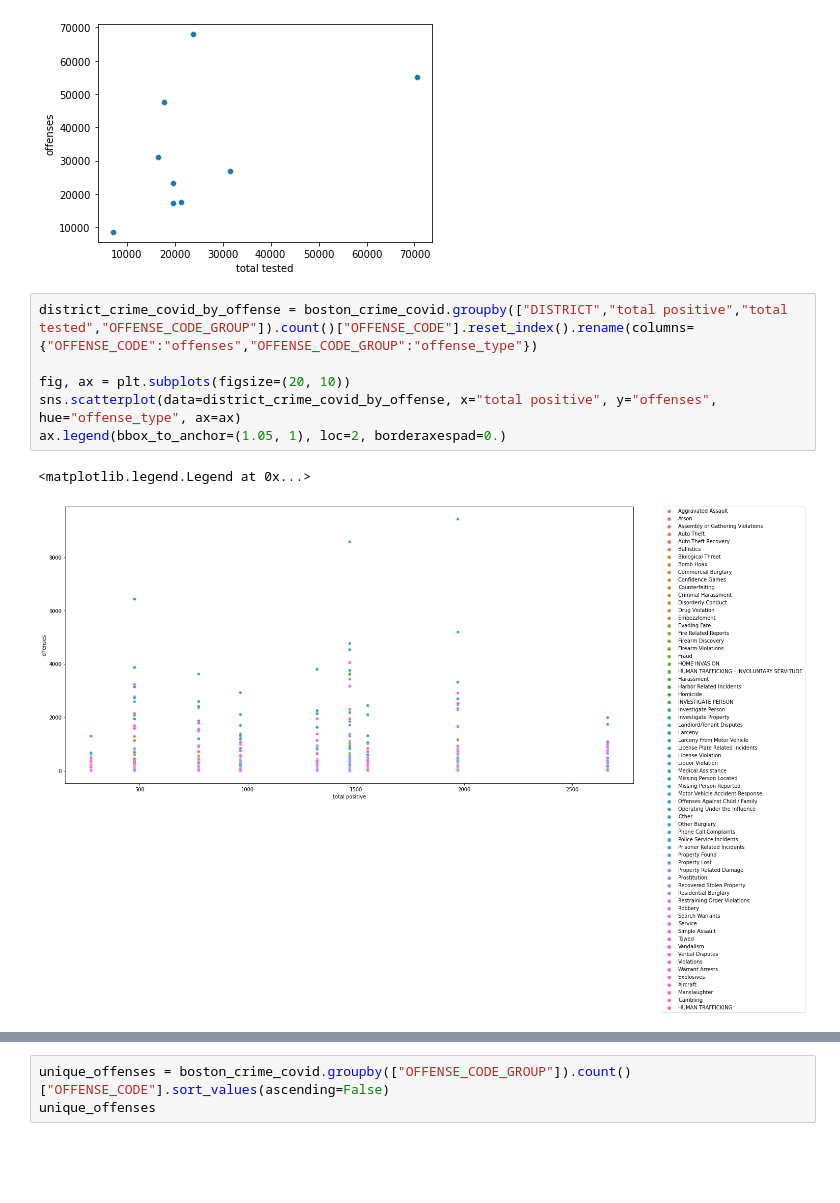
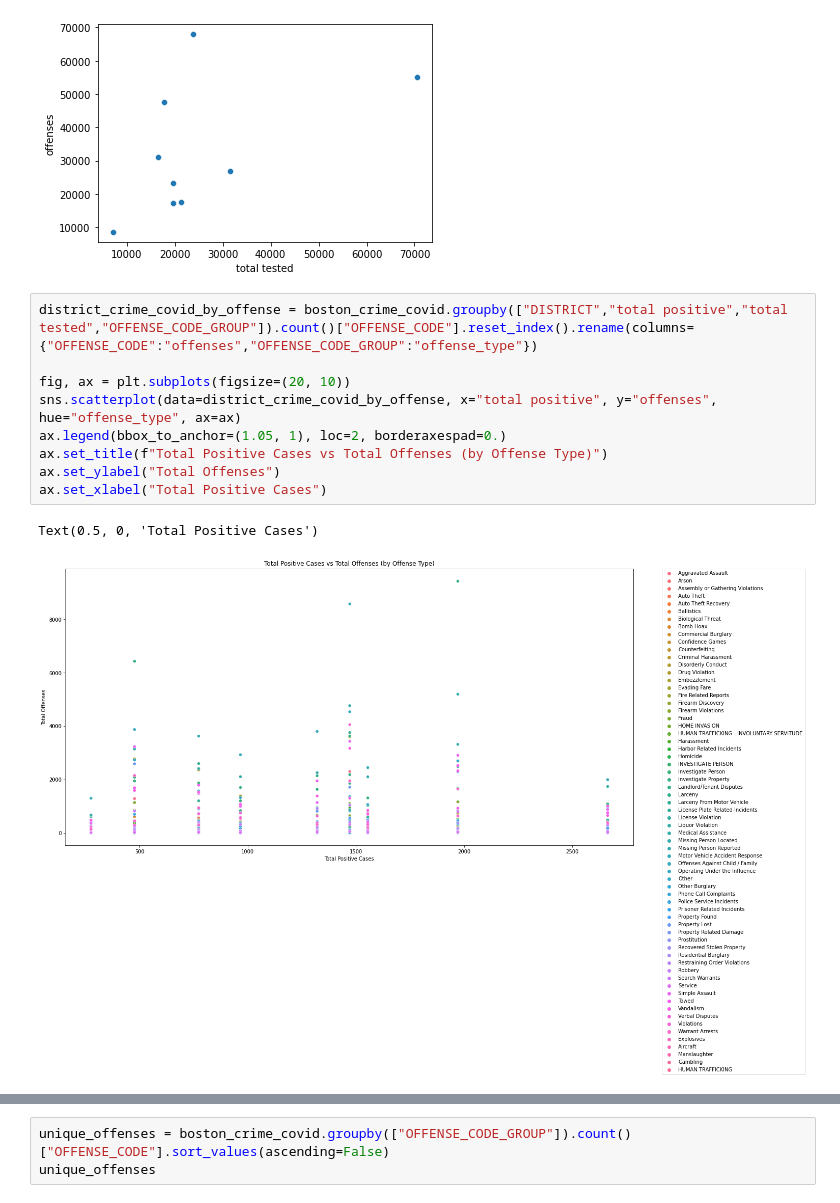
Before and after one commit to YolandaMDavis/cs109a-fall2020, a Jupyter notebook: Boston_Covid_Analysis.ipynb, the cells around one changed output, grey strips where cells are left out. Cells and saved outputs as stored; diff of their text form; blank space fills up the shorter version.

```diff
--- a/Boston_Covid_Analysis.ipynb
+++ b/Boston_Covid_Analysis.ipynb
@@ -151,12 +151,15 @@ sns.scatterplot(data=district_crime_covid, x="total tested", y="offenses")
 # %%
 district_crime_covid_by_offense = boston_crime_covid.groupby(["DISTRICT","total positive","total tested","OFFENSE_CODE_GROUP"]).count()["OFFENSE_CODE"].reset_index().rename(columns={"OFFENSE_CODE":"offenses","OFFENSE_CODE_GROUP":"offense_type"})
 
 fig, ax = plt.subplots(figsize=(20, 10))
 sns.scatterplot(data=district_crime_covid_by_offense, x="total positive", y="offenses", hue="offense_type", ax=ax)
 ax.legend(bbox_to_anchor=(1.05, 1), loc=2, borderaxespad=0.)
+ax.set_title(f"Total Positive Cases vs Total Offenses (by Offense Type)")
+ax.set_ylabel("Total Offenses")
+ax.set_xlabel("Total Positive Cases")
 # %% [output]
-<matplotlib.legend.Legend at 0x...>
+Text(0.5, 0, 'Total Positive Cases')
-[figure, old version]
+[figure, new version]
 # %%
 fig, ax = plt.subplots(figsize=(20, 10))
 sns.scatterplot(data=district_crime_covid_by_offense, x="total tested", y="offenses", hue="offense_type", ax=ax)
```
Also changed, not shown: parts of 1 cell of this notebook.
